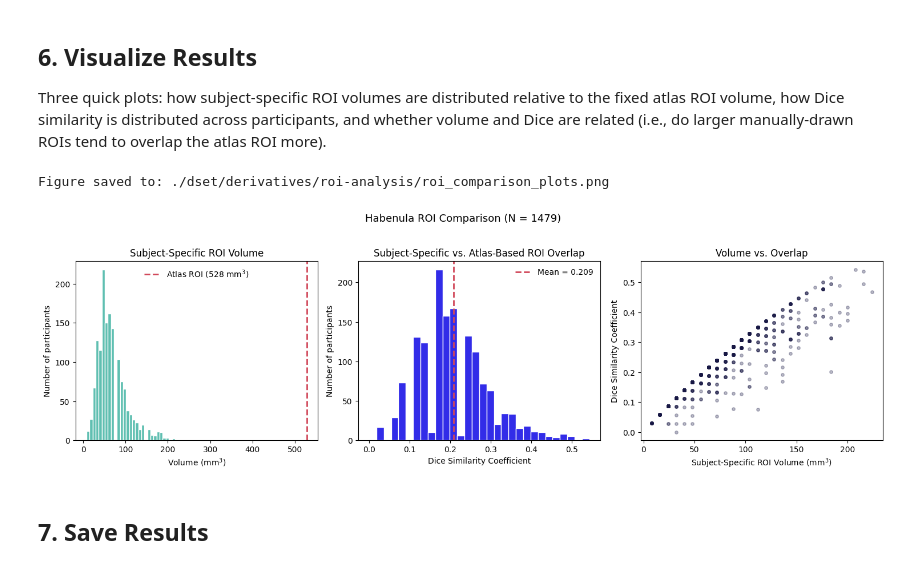
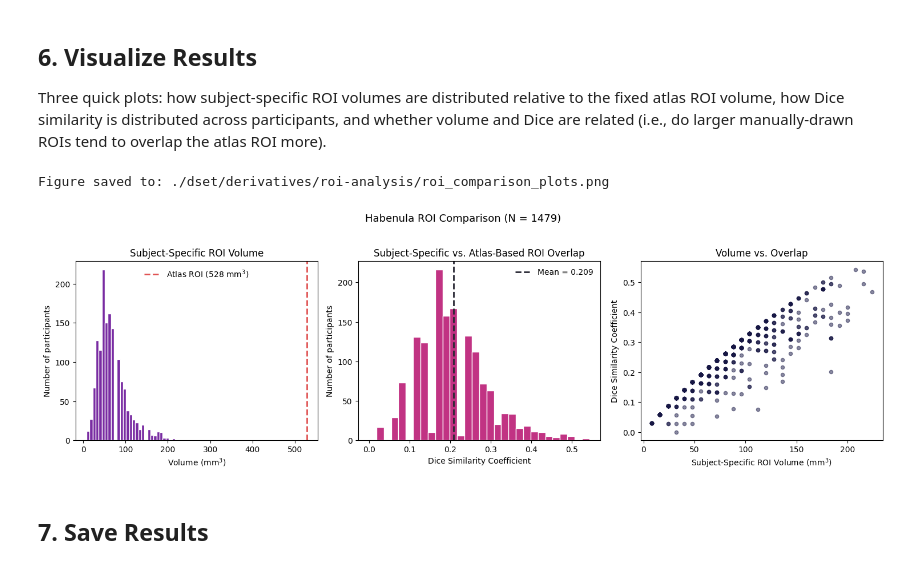
Before and after one commit to chlohamp/habenula-comparison, a Jupyter notebook: 2ai-roi-comparison.ipynb, the cells around one changed output. Saved outputs shown, nothing was run; the diff lists cells and outputs as text; code cells hidden in the pictures.

Commit message:
update colors

```diff
--- a/2ai-roi-comparison.ipynb
+++ b/2ai-roi-comparison.ipynb
@@ -213,40 +213,40 @@ import matplotlib.pyplot as plt
 fig, axes = plt.subplots(1, 3, figsize=(15, 4.5))
 
 # --- Panel 1: subject-specific ROI volume distribution vs. atlas ROI volume ---
-axes[0].hist(df_results["subj_volume_mm3"], bins=30, color="#5fbfb1", edgecolor="white")
-axes[0].axvline(atlas_volume_mm3, color="#d1495b", linestyle="--", linewidth=2,
+axes[0].hist(df_results["subj_volume_mm3"], bins=30, color="#792CA2", edgecolor="white")
+axes[0].axvline(atlas_volume_mm3, color="#E05454", linestyle="--", linewidth=2,
                  label=f"Atlas ROI ({atlas_volume_mm3:.0f} mm$^3$)")
 axes[0].set_xlabel("Volume (mm$^3$)")
 axes[0].set_ylabel("Number of participants")
 axes[0].set_title("Subject-Specific ROI Volume")
 axes[0].legend(frameon=False)
 
 # --- Panel 2: Dice coefficient distribution ---
-axes[1].hist(df_results["dice"], bins=30, color="#322ce8", edgecolor="white")
-axes[1].axvline(df_results["dice"].mean(), color="#d1495b", linestyle="--", linewidth=2,
+axes[1].hist(df_results["dice"], bins=30, color="#C13383", edgecolor="white")
+axes[1].axvline(df_results["dice"].mean(), color="#292834", linestyle="--", linewidth=2,
                  label=f"Mean = {df_results['dice'].mean():.3f}")
 axes[1].set_xlabel("Dice Similarity Coefficient")
 axes[1].set_ylabel("Number of participants")
 axes[1].set_title("Subject-Specific vs. Atlas-Based ROI Overlap")
 axes[1].legend(frameon=False)
 
 # --- Panel 3: volume vs. Dice relationship ---
-axes[2].scatter(df_results["subj_volume_mm3"], df_results["dice"], alpha=0.3, s=15, color="#171744")
+axes[2].scatter(df_results["subj_volume_mm3"], df_results["dice"], alpha=0.5, s=20, color="#171744")
 axes[2].set_xlabel("Subject-Specific ROI Volume (mm$^3$)")
 axes[2].set_ylabel("Dice Similarity Coefficient")
 axes[2].set_title("Volume vs. Overlap")
 
 fig.suptitle(f"Habenula ROI Comparison (N = {len(df_results)})", fontsize=13, y=1.03)
 fig.tight_layout()
 
 fig_path = op.join(output_dir, "roi_comparison_plots.png")
-fig.savefig(fig_path, dpi=200, bbox_inches="tight")
+fig.savefig(fig_path, dpi=300, bbox_inches="tight")
 print(f"Figure saved to: {fig_path}")
 
 plt.show()
 # %% [output]
 Figure saved to: ./dset/derivatives/roi-analysis/roi_comparison_plots.png
-[figure, old version]
+[figure, new version]
 # %% [markdown]
 ## 7. Save Results
 # %%
```
